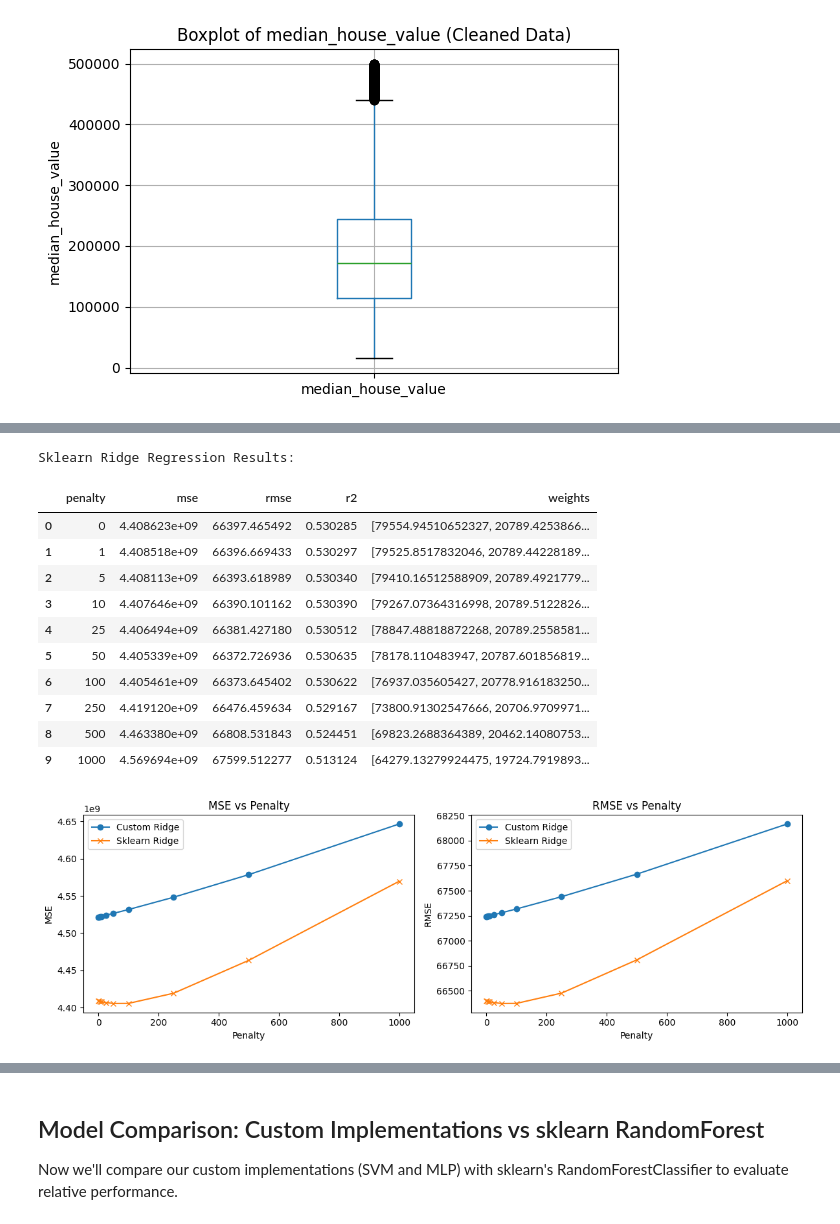
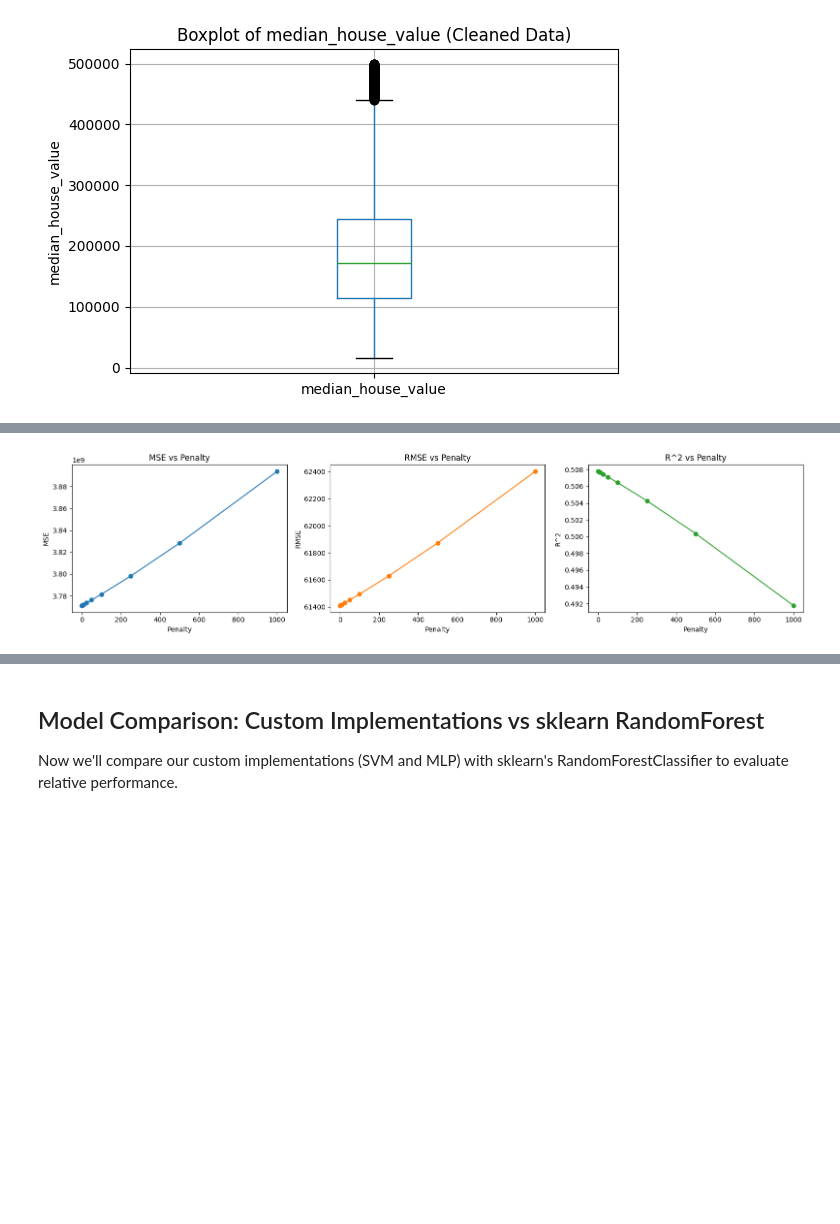
Before and after one commit to LukasKuhz/551git, a Jupyter notebook: A1.ipynb, the cells around one changed output, grey strips where cells are left out. Cells and saved outputs as stored; diff of their text form; code cells hidden in the pictures; blank space fills up the shorter version.

```diff
--- a/A1.ipynb
+++ b/A1.ipynb
@@ -277,0 +288,14 @@ for feature in cleaned_features:
+# %%
+# Remove outliers using IQR for each main feature (boxplot-based cleaning)
+iqr_features = ["median_income", "housing_median_age", "total_rooms", "total_bedrooms", "population", "households", "median_house_value"]
+housing_box_clean = housing_clean.copy()
+for feature in iqr_features:
+    Q1 = housing_box_clean[feature].quantile(0.25)
+    Q3 = housing_box_clean[feature].quantile(0.75)
+    IQR = Q3 - Q1
+    lower = Q1 - 1.5 * IQR
+    upper = Q3 + 1.5 * IQR
+    before = housing_box_clean.shape[0]
+    housing_box_clean = housing_box_clean[(housing_box_clean[feature] >= lower) & (housing_box_clean[feature] <= upper)]
+    after = housing_box_clean.shape[0]
+    print(f"{feature}: kept rows within 1.5 × IQR ({before} → {after})")
@@ -347,8 +415,8 @@ from sklearn.preprocessing import StandardScaler
 features = ["median_income", "housing_median_age", "total_rooms", "total_bedrooms", "population", "households"]
 target = "median_house_value"
 
-X = housing_clean[features].values
-Y = housing_clean[target].values
+X = housing_box_clean[features].values
+Y = housing_box_clean[target].values
 
 # Train/test split (70/30, random_state=42)
 X_train, X_test, Y_train, Y_test = train_test_split(X, Y, test_size=0.3, random_state=42)
@@ -391,13 +459,10 @@ Coefficients: [ 68514.00836069  22187.76404669 -15421.14682183  23015.90013991
 # %%
 # Extended Ridge Regression analysis: more penalties, RMSE, R^2
 import matplotlib.pyplot as plt
-from sklearn.linear_model import Ridge
 
 penalties = [0, 1, 5, 10, 25, 50, 100, 250, 500, 1000]
 results = []
-results_sklearn = []
 for penalty in penalties:
-    # Custom Ridge Regression
     model = RidgeRegression(learning_rate=0.01, iterations=1000, penalty=penalty)
     model.fit(X_train_scaled, Y_train)
     Y_pred = model.predict(X_test_scaled)
@@ -405,40 +470,28 @@ for penalty in penalties:
     rmse = np.sqrt(mse)
     r2 = 1 - mse / np.var(Y_test)
     results.append({"penalty": penalty, "mse": mse, "rmse": rmse, "r2": r2, "weights": model.weights.copy()})
-    print(f"Custom Ridge - Penalty: {penalty}, MSE: {mse:.2f}, RMSE: {rmse:.2f}, R^2: {r2:.4f}")
-    # Sklearn Ridge Regression
-    skl_model = Ridge(alpha=penalty, max_iter=1000)
-    skl_model.fit(X_train_scaled, Y_train)
-    Y_pred_skl = skl_model.predict(X_test_scaled)
-    mse_skl = np.mean((Y_test - Y_pred_skl) ** 2)
-    rmse_skl = np.sqrt(mse_skl)
-    r2_skl = skl_model.score(X_test_scaled, Y_test)
-    results_sklearn.append({"penalty": penalty, "mse": mse_skl, "rmse": rmse_skl, "r2": r2_skl, "weights": skl_model.coef_.copy()})
-    print(f"Sklearn Ridge - Penalty: {penalty}, MSE: {mse_skl:.2f}, RMSE: {rmse_skl:.2f}, R^2: {r2_skl:.4f}")
+    print(f"Penalty: {penalty}, MSE: {mse:.2f}, RMSE: {rmse:.2f}, R^2: {r2:.4f}")
+    print(f"Coefficients: {model.weights}")
 
 # Display summary of results
 import pandas as pd
 summary = pd.DataFrame(results)
-summary_skl = pd.DataFrame(results_sklearn)
-print("Custom Ridge Regression Results:")
 display(summary)
-print("Sklearn Ridge Regression Results:")
-display(summary_skl)
 
-# Plot comparison of MSE and RMSE for custom vs sklearn Ridge
-fig, axs = plt.subplots(1, 2, figsize=(12, 4))
-axs[0].plot(summary["penalty"], summary["mse"], marker='o', label='Custom Ridge')
-axs[0].plot(summary_skl["penalty"], summary_skl["mse"], marker='x', label='Sklearn Ridge')
+# Plot MSE, RMSE, R^2 vs penalty
+fig, axs = plt.subplots(1, 3, figsize=(16, 4))
+axs[0].plot(summary["penalty"], summary["mse"], marker='o')
 axs[0].set_title("MSE vs Penalty")
 axs[0].set_xlabel("Penalty")
 axs[0].set_ylabel("MSE")
-axs[0].legend()
-axs[1].plot(summary["penalty"], summary["rmse"], marker='o', label='Custom Ridge')
-axs[1].plot(summary_skl["penalty"], summary_skl["rmse"], marker='x', label='Sklearn Ridge')
+axs[1].plot(summary["penalty"], summary["rmse"], marker='o', color='tab:orange')
 axs[1].set_title("RMSE vs Penalty")
 axs[1].set_xlabel("Penalty")
 axs[1].set_ylabel("RMSE")
-axs[1].legend()
+axs[2].plot(summary["penalty"], summary["r2"], marker='o', color='tab:green')
+axs[2].set_title("R^2 vs Penalty")
+axs[2].set_xlabel("Penalty")
+axs[2].set_ylabel("R^2")
 plt.tight_layout()
 plt.show()
 # %% [output]
@@ -473,16 +526,4 @@ Custom Ridge Regression Results:
-Sklearn Ridge Regression Results:
-|  | penalty | mse | rmse | r2 | weights |
-| 0 | 0 | 4.408623e+09 | 66397.465492 | 0.530285 | [79554.94510652327, 20789.4253866... |
-| 1 | 1 | 4.408518e+09 | 66396.669433 | 0.530297 | [79525.8517832046, 20789.44228189... |
-| 2 | 5 | 4.408113e+09 | 66393.618989 | 0.530340 | [79410.16512588909, 20789.4921779... |
-| 3 | 10 | 4.407646e+09 | 66390.101162 | 0.530390 | [79267.07364316998, 20789.5122826... |
-| 4 | 25 | 4.406494e+09 | 66381.427180 | 0.530512 | [78847.48818872268, 20789.2558581... |
-| 5 | 50 | 4.405339e+09 | 66372.726936 | 0.530635 | [78178.110483947, 20787.601856819... |
-| 6 | 100 | 4.405461e+09 | 66373.645402 | 0.530622 | [76937.035605427, 20778.916183250... |
-| 7 | 250 | 4.419120e+09 | 66476.459634 | 0.529167 | [73800.91302547666, 20706.9709971... |
-| 8 | 500 | 4.463380e+09 | 66808.531843 | 0.524451 | [69823.2688364389, 20462.14080753... |
-| 9 | 1000 | 4.569694e+09 | 67599.512277 | 0.513124 | [64279.13279924475, 19724.7919893... |
-[figure, old version]
+[figure, new version]
 # %%
 # Compare RMSE to standard deviation of target (Y_test)
 std_y_test = np.std(Y_test)
```
Also changed, not shown: parts of 29 cells of this notebook.
